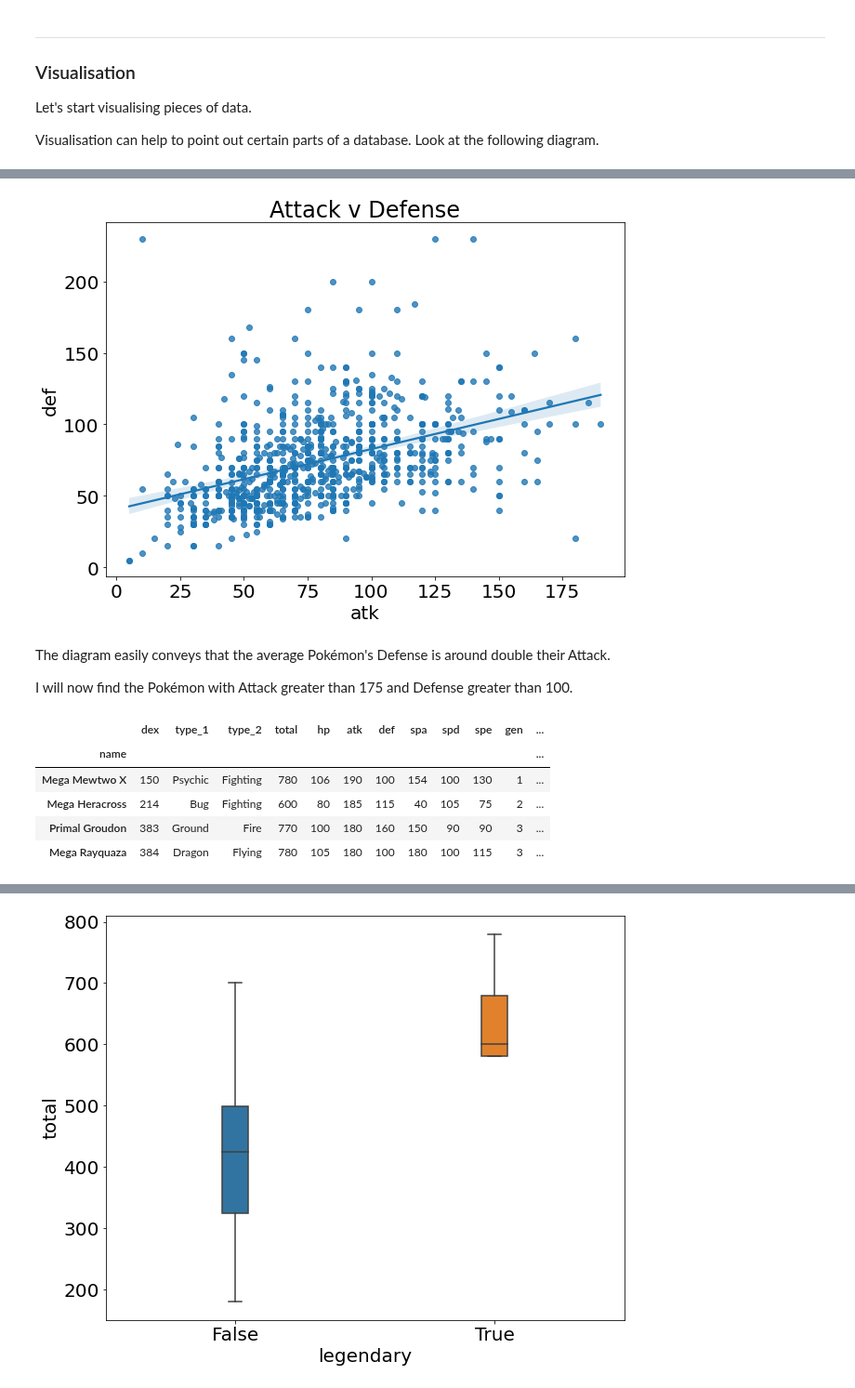
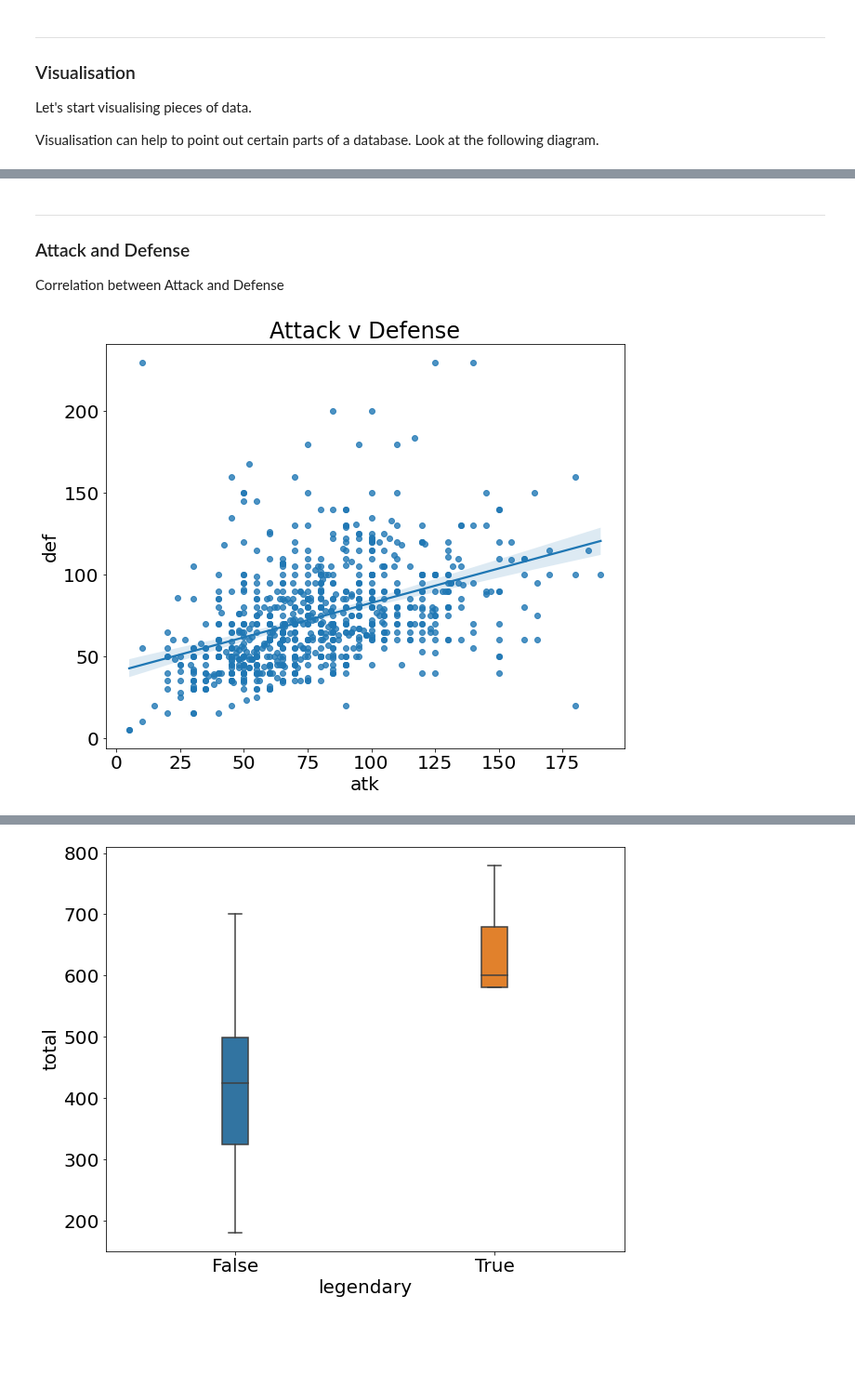
Before and after one commit to TurnipGuy30/Jupyter, a Jupyter notebook: Assignment/Data Analysis.ipynb, the cells around one changed output, grey strips where cells are left out. Shown at 93% size. Saved outputs shown, nothing was run; the diff lists cells and outputs as text; code cells hidden in the pictures; blank space fills up the shorter version.

```diff
--- a/Assignment/Data Analysis.ipynb
+++ b/Assignment/Data Analysis.ipynb
@@ -185,24 +201,12 @@ Visualisation can help to point out certain parts of a database. Look at the fol
+# %% [markdown]
+---
+
+### Attack and Defense
+
+Correlation between Attack and Defense
 # %%
 # correlation between columns
-fig = plt.figure(figsize=(10, 7))
 sns.regplot(x=pokemon['atk'], y=pokemon['def']);
 plt.title('Attack v Defense');
 # %% [output]
-[figure, old version]
+[figure, new version]
-# %% [markdown]
-The diagram easily conveys that the average Pokémon's Defense is around double their Attack.
-
-I will now find the Pokémon with Attack greater than 175 and Defense greater than 100.
-# %%
-# search for multiple conditions
-pokemon[
-	(pokemon['atk'] >= 175) &
-	(pokemon['def'] >= 100)
-]
-# %% [output]
-|  | dex | type_1 | type_2 | total | hp | atk | def | spa | spd | spe | gen | ... |
-| name |  |  |  |  |  |  |  |  |  |  |  | ... |
-| Mega Mewtwo X | 150 | Psychic | Fighting | 780 | 106 | 190 | 100 | 154 | 100 | 130 | 1 | ... |
-| Mega Heracross | 214 | Bug | Fighting | 600 | 80 | 185 | 115 | 40 | 105 | 75 | 2 | ... |
-| Primal Groudon | 383 | Ground | Fire | 770 | 100 | 180 | 160 | 150 | 90 | 90 | 3 | ... |
-| Mega Rayquaza | 384 | Dragon | Flying | 780 | 105 | 180 | 100 | 180 | 100 | 115 | 3 | ... |
```
Also changed, not shown: parts of 58 cells of this notebook.
